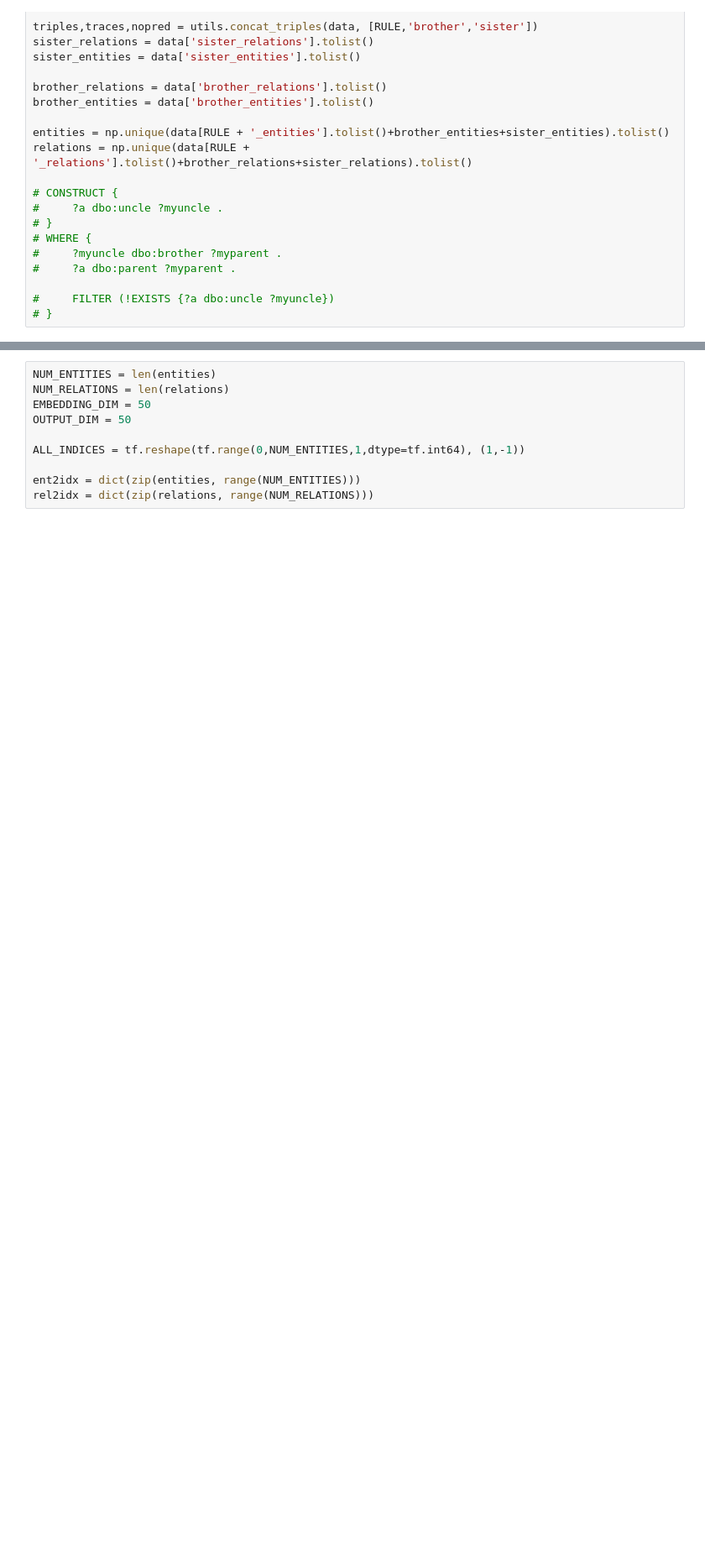
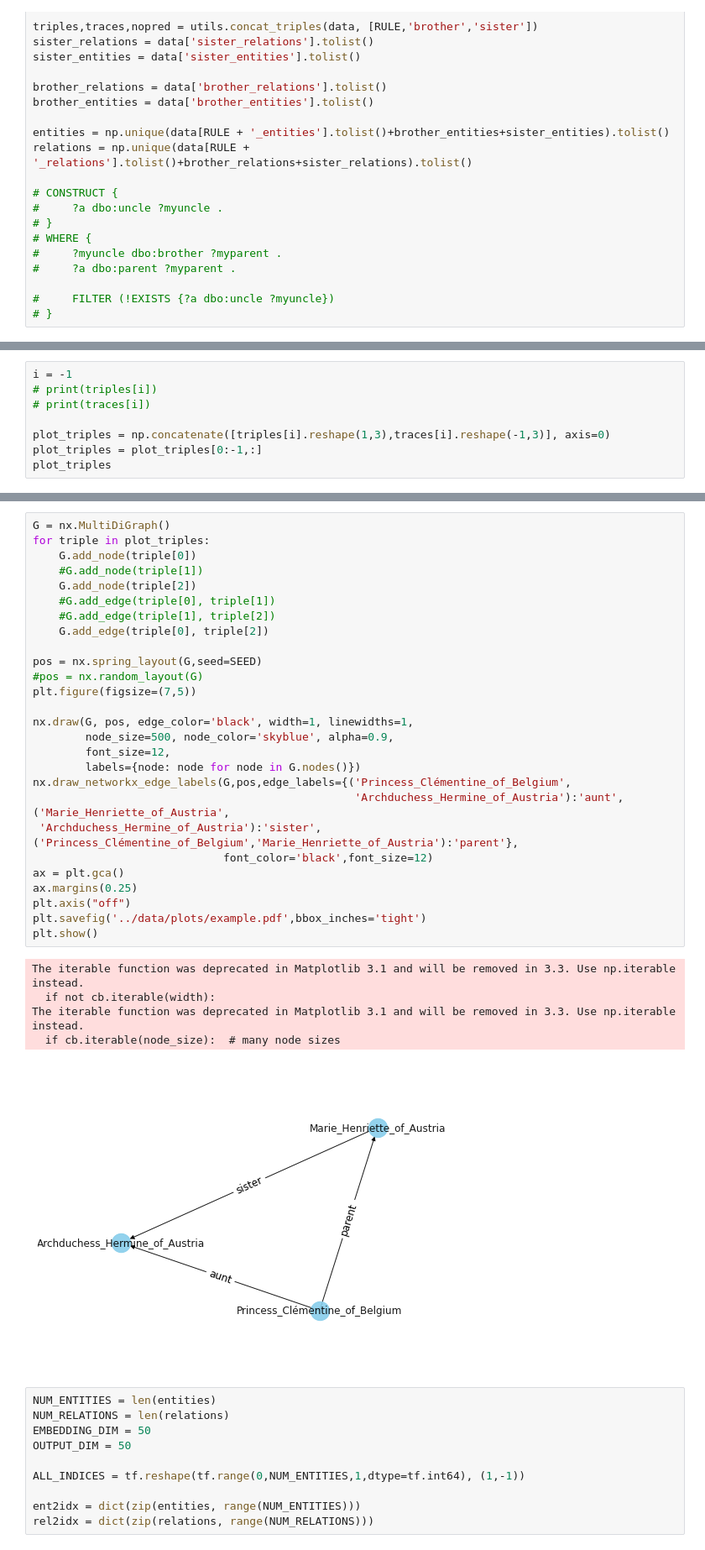
Before and after one commit to halliwelln/Explain-KG, a Jupyter notebook: code/Untitled2.ipynb, the cells around one changed output, grey strips where cells are left out. Shown at 84% size. Cells and saved outputs as stored; diff of their text form; blank space fills up the shorter version.

```diff
--- a/code/Untitled2.ipynb
+++ b/code/Untitled2.ipynb
@@ -46,0 +56,8 @@ print(traces[i])
+# %%
+i = -1
+# print(triples[i])
+# print(traces[i])
+
+plot_triples = np.concatenate([triples[i].reshape(1,3),traces[i].reshape(-1,3)], axis=0)
+plot_triples = plot_triples[0:-1,:]
+plot_triples
@@ -47,3 +87,38 @@ print(traces[i])
+# %%
+G = nx.MultiDiGraph()
+for triple in plot_triples:
+    G.add_node(triple[0])
+    #G.add_node(triple[1])
+    G.add_node(triple[2])
+    #G.add_edge(triple[0], triple[1])
+    #G.add_edge(triple[1], triple[2])
+    G.add_edge(triple[0], triple[2])
+
+pos = nx.spring_layout(G,seed=SEED)
+#pos = nx.random_layout(G)
+plt.figure(figsize=(7,5))
+
+nx.draw(G, pos, edge_color='black', width=1, linewidths=1,
+        node_size=500, node_color='skyblue', alpha=0.9,
+        font_size=12,
+        labels={node: node for node in G.nodes()})
+nx.draw_networkx_edge_labels(G,pos,edge_labels={('Princess_Clémentine_of_Belgium',
+                                                 'Archduchess_Hermine_of_Austria'):'aunt',
+('Marie_Henriette_of_Austria',
+ 'Archduchess_Hermine_of_Austria'):'sister',
+('Princess_Clémentine_of_Belgium','Marie_Henriette_of_Austria'):'parent'},
+                             font_color='black',font_size=12)
+ax = plt.gca()
+ax.margins(0.25)
+plt.axis("off")
+plt.savefig('../data/plots/example.pdf',bbox_inches='tight')
+plt.show()
+# %% [output]
+The iterable function was deprecated in Matplotlib 3.1 and will be removed in 3.3. Use np.iterable instead.
+  if not cb.iterable(width):
+The iterable function was deprecated in Matplotlib 3.1 and will be removed in 3.3. Use np.iterable instead.
+  if cb.iterable(node_size):  # many node sizes
+[figure, added]
 # %%
 NUM_ENTITIES = len(entities)
 NUM_RELATIONS = len(relations)
```
Also changed, not shown: parts of 4 cells of this notebook, 2 other files.
